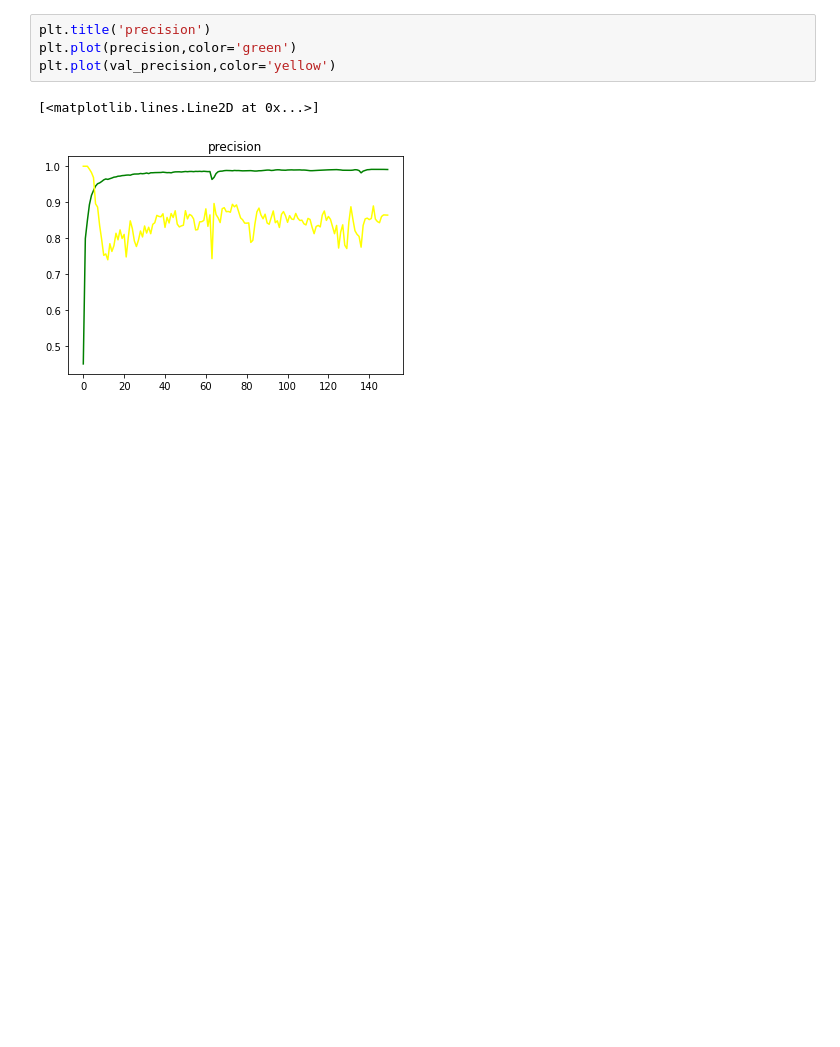
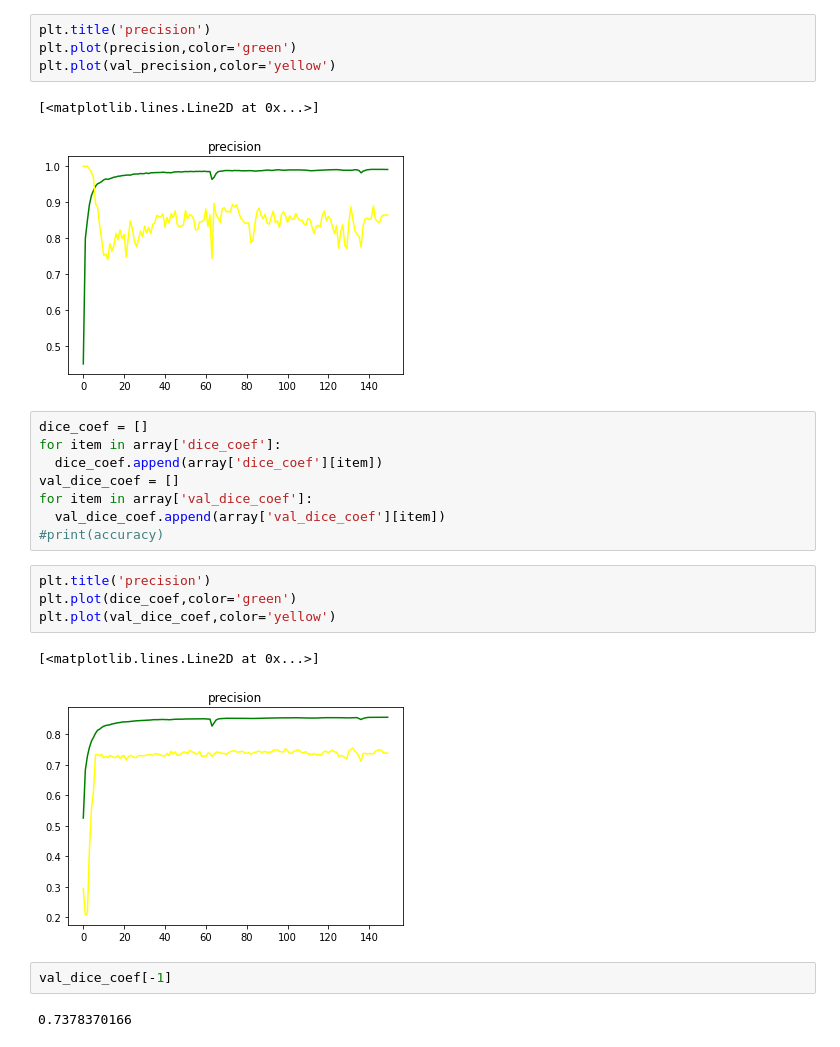
Before and after one commit to Jimut123/bmsan, a Jupyter notebook: SKIN_LEISON/BayesDRRMSAN/plot_tests.ipynb, the cells around one changed output. Drawn from its saved outputs; the diff is of its cells as text; blank space fills up the shorter version.

```diff
--- a/SKIN_LEISON/BayesDRRMSAN/plot_tests.ipynb
+++ b/SKIN_LEISON/BayesDRRMSAN/plot_tests.ipynb
@@ -82,3 +82,22 @@ plt.plot(val_precision,color='yellow')
 # %% [output]
 [<matplotlib.lines.Line2D at 0x...>]
 [figure]
+# %%
+dice_coef = []
+for item in array['dice_coef']:
+  dice_coef.append(array['dice_coef'][item])
+val_dice_coef = []
+for item in array['val_dice_coef']:
+  val_dice_coef.append(array['val_dice_coef'][item])
+#print(accuracy)
+# %%
+plt.title('precision')
+plt.plot(dice_coef,color='green')
+plt.plot(val_dice_coef,color='yellow')
+# %% [output]
+[<matplotlib.lines.Line2D at 0x...>]
+[figure, added]
+# %%
+val_dice_coef[-1]
+# %% [output]
+0.7378370166
```
Also changed, not shown: 6 other files.
